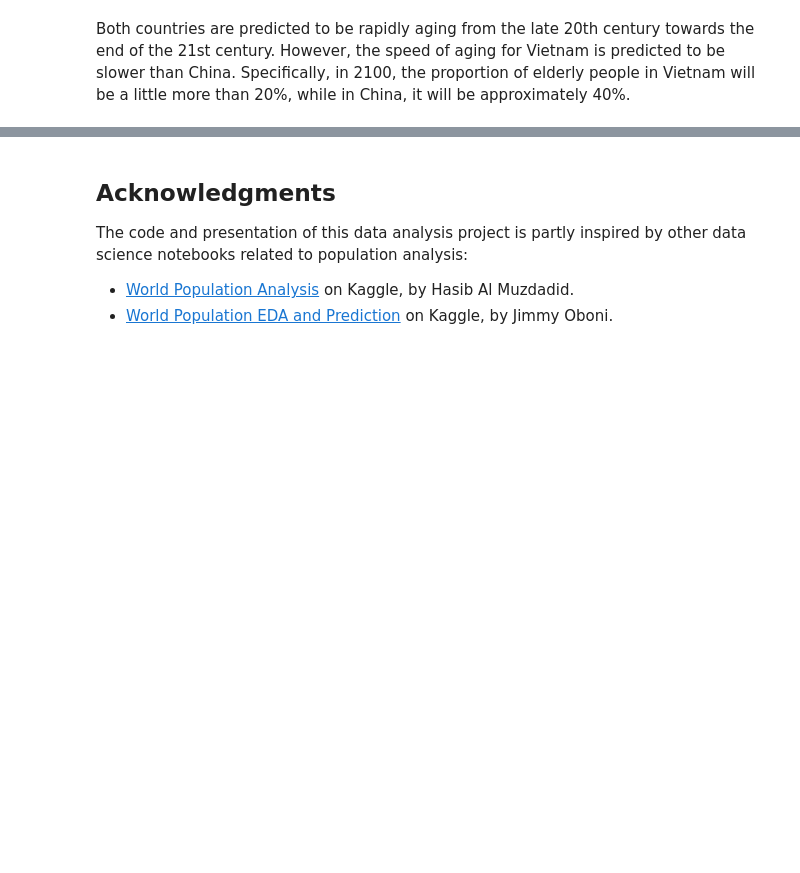
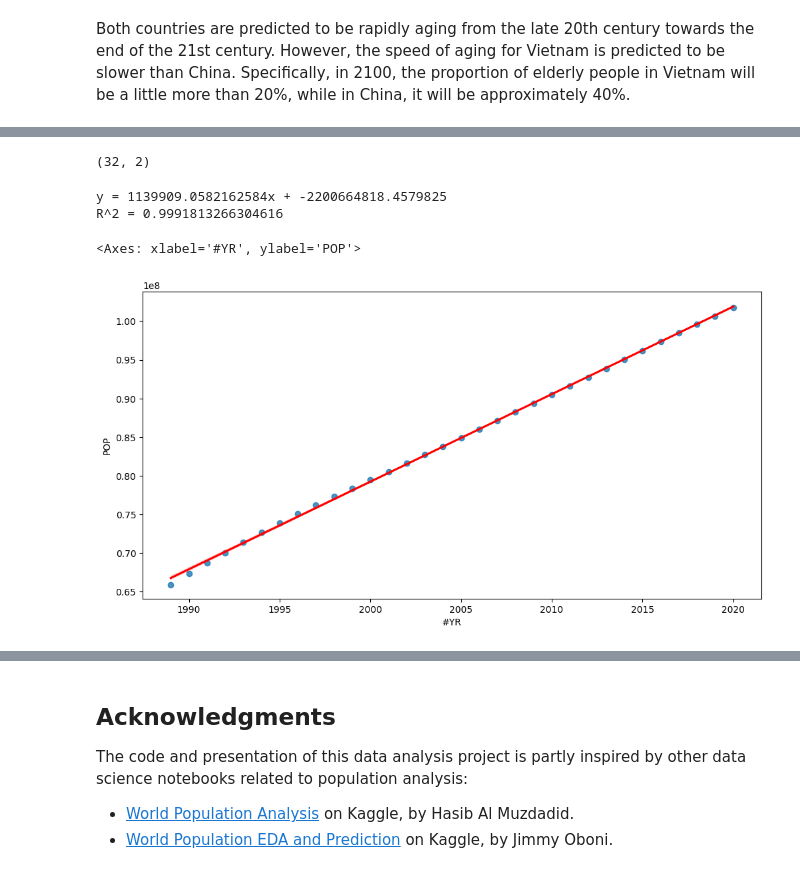
Before and after one commit to thaianle/international-database, a Jupyter notebook: idbsingleyear-python.ipynb, the cells around one changed output, grey strips where cells are left out. Cells and saved outputs as stored; diff of their text form; code cells hidden in the pictures; blank space fills up the shorter version.

Commit message:
Complete IDB Single Year model for Vietnam

```diff
--- a/idbsingleyear-python.ipynb
+++ b/idbsingleyear-python.ipynb
@@ -586,0 +597,5 @@ Both countries are predicted to be rapidly aging from the late 20th century towa
+# %%
+# I started with the same vn_idb_0 variable from Section II, question 4 as a variable for the population of Vietnam at different points in time
+# Filter for only necessary columns
+vn_pop_present = vn_idb_0[['#YR', 'POP']][vn_idb_0['#YR'] <= 2020]
+vn_pop_present.head()
@@ -586,0 +609,5 @@ Both countries are predicted to be rapidly aging from the late 20th century towa
+# %%
+# Check the number of observations used
+vn_pop_present.shape
+# %% [output]
+(32, 2)
@@ -586,0 +619,18 @@ Both countries are predicted to be rapidly aging from the late 20th century towa
+# %%
+# Instantiate the model and fit it to the training data
+linreg = LinearRegression()
+linreg.fit(X_train, y_train)
+
+# Check the accuracy for the test data
+print(f'y = {linreg.coef_[0,0]}x + {linreg.intercept_[0]}')
+print(f'R^2 = {linreg.score(X_test, y_test)}')
+# %% [output]
+y = 1139909.0582162584x + -2200664818.4579825
+R^2 = 0.9991813266304616
+# %%
+# Plot the regression line
+plt.figure(figsize = (12, 6))
+sns.regplot(data = vn_pop_present, x = '#YR', y = 'POP', line_kws = {'color': 'red'}) # line_kws to customize appearance of regression line
+# %% [output]
+<Axes: xlabel='#YR', ylabel='POP'>
+[figure, added]
```
Also changed, not shown: parts of 9 cells of this notebook.
